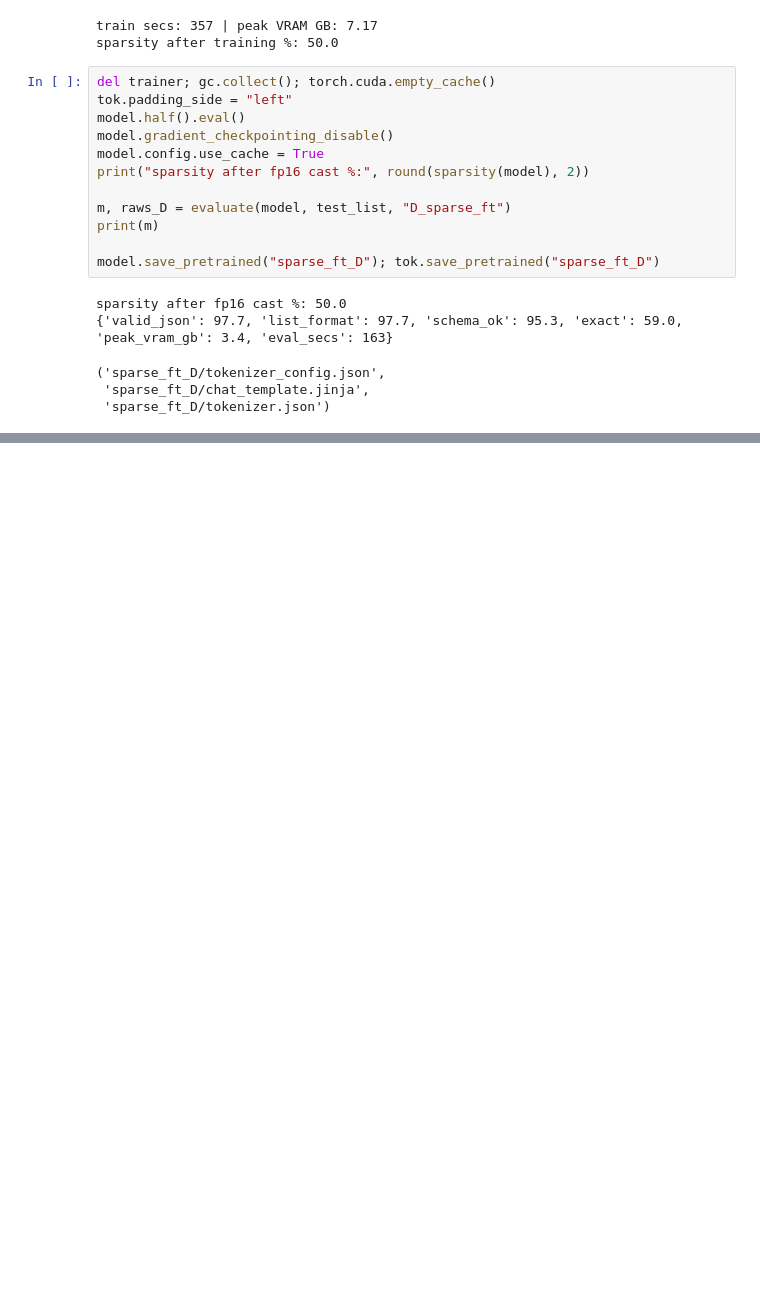
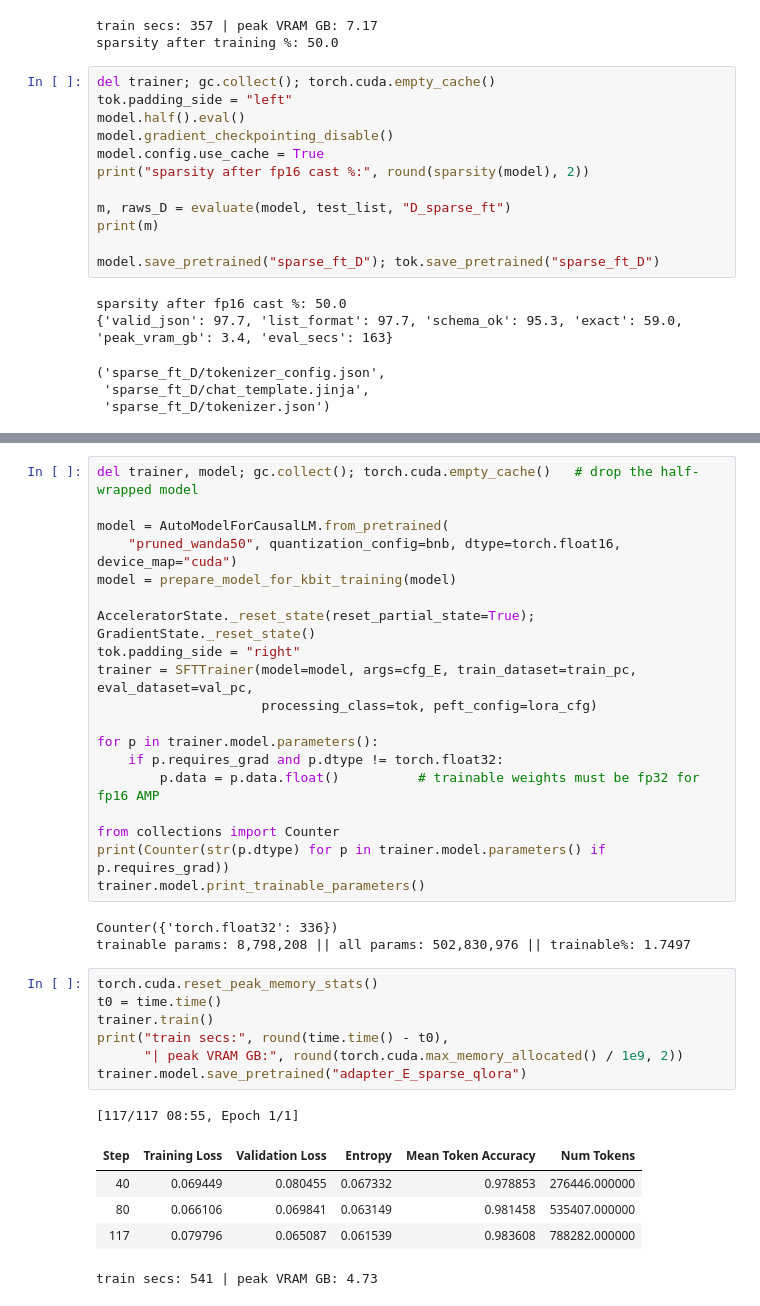
Before and after one commit to KarthyV/finetuning_test, a Jupyter notebook: realtime_sparsityFT.ipynb, the cells around one changed output, grey strips where cells are left out. Saved outputs shown, nothing was run; the diff lists cells and outputs as text; blank space fills up the shorter version.

```diff
--- a/realtime_sparsityFT.ipynb
+++ b/realtime_sparsityFT.ipynb
@@ -510,0 +523,36 @@ sparsity after fp16 cast %: 50.0
+# %%
+del trainer, model; gc.collect(); torch.cuda.empty_cache()   # drop the half-wrapped model
+
+model = AutoModelForCausalLM.from_pretrained(
+    "pruned_wanda50", quantization_config=bnb, dtype=torch.float16, device_map="cuda")
+model = prepare_model_for_kbit_training(model)
+
+AcceleratorState._reset_state(reset_partial_state=True); GradientState._reset_state()
+tok.padding_side = "right"
+trainer = SFTTrainer(model=model, args=cfg_E, train_dataset=train_pc, eval_dataset=val_pc,
+                     processing_class=tok, peft_config=lora_cfg)
+
+for p in trainer.model.parameters():
+    if p.requires_grad and p.dtype != torch.float32:
+        p.data = p.data.float()          # trainable weights must be fp32 for fp16 AMP
+
+from collections import Counter
+print(Counter(str(p.dtype) for p in trainer.model.parameters() if p.requires_grad))
+trainer.model.print_trainable_parameters()
+# %% [output]
+Counter({'torch.float32': 336})
+trainable params: 8,798,208 || all params: 502,830,976 || trainable%: 1.7497
+# %%
+torch.cuda.reset_peak_memory_stats()
+t0 = time.time()
+trainer.train()
+print("train secs:", round(time.time() - t0),
+      "| peak VRAM GB:", round(torch.cuda.max_memory_allocated() / 1e9, 2))
+trainer.model.save_pretrained("adapter_E_sparse_qlora")
+# %% [output]
+[117/117 08:55, Epoch 1/1]
+| Step | Training Loss | Validation Loss | Entropy | Mean Token Accuracy | Num Tokens |
+| 40 | 0.069449 | 0.080455 | 0.067332 | 0.978853 | 276446.000000 |
+| 80 | 0.066106 | 0.069841 | 0.063149 | 0.981458 | 535407.000000 |
+| 117 | 0.079796 | 0.065087 | 0.061539 | 0.983608 | 788282.000000 |
+train secs: 541 | peak VRAM GB: 4.73
```
Also changed, not shown: parts of 6 cells of this notebook.
